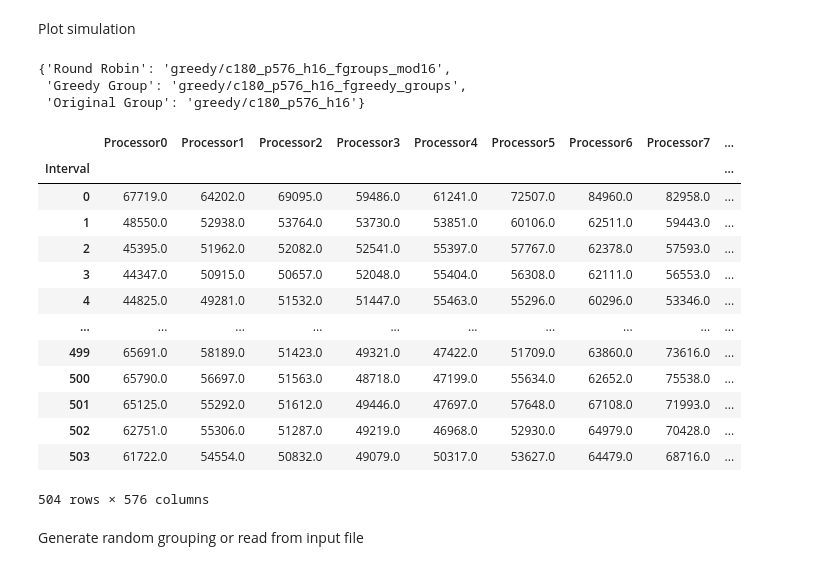
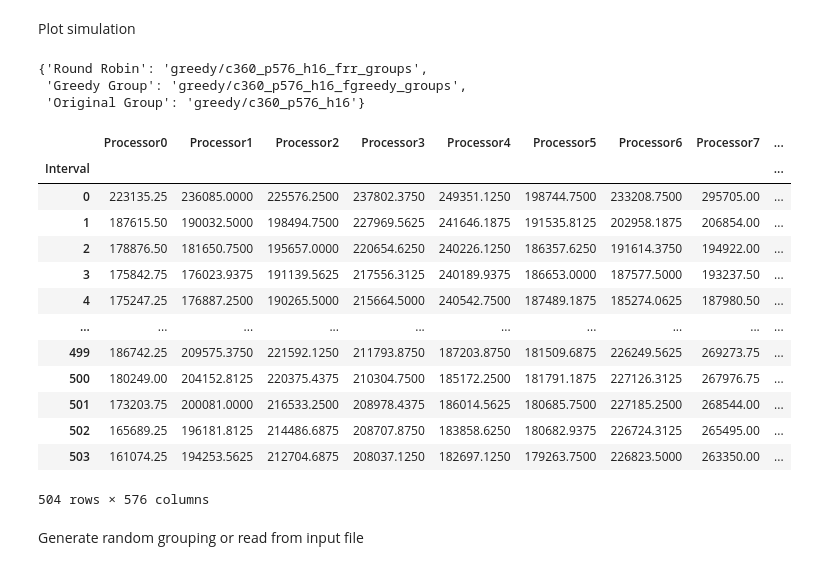
Before and after one commit to Jordan-Sun/simulated-chem, a Jupyter notebook: node_workload.ipynb, the cells around one changed output. Saved outputs shown, nothing was run; the diff lists cells and outputs as text; code cells hidden in the pictures.

Commit message:
Upscaled C360 Workload

```diff
--- a/node_workload.ipynb
+++ b/node_workload.ipynb
@@ -14,13 +14,16 @@ nodes = 16 # This is the nodes used for greedy local algorithm, 1 if global
 processors_per_host = 36
 processors = num_hosts * processors_per_host
 
+resolution = 360  # Resolution of the workload
+
 groupings = {
-    "Round Robin": "test/processor_group/c48_p576/groups_mod16.csv",
-    "Greedy Group": "test/processor_group/c48_p576/greedy_groups.csv",
-    "Original Group": None
+    "Round Robin": f"test/processor_group/c{resolution}_p{processors}/rr_groups.csv",
+    "Greedy Group": f"test/processor_group/c{resolution}_p{processors}/greedy_groups.csv",
+    # "MIP Group": f"test/processor_group/c{resolution}_p{processors}/mip_groups.csv",
+    "Original Group": None,
 }
 
-test_name_base = f"greedy/c180_p{processors}"
+test_name_base = f"greedy/c{resolution}_p{processors}"
 
 test_names = {}
 seeds = {}
@@ -43,34 +46,35 @@ for key, grouping in groupings.items():
 
 test_names
 # %% [output]
-{'Round Robin': 'greedy/c180_p576_h16_fgroups_mod16',
- 'Greedy Group': 'greedy/c180_p576_h16_fgreedy_groups',
- 'Original Group': 'greedy/c180_p576_h16'}
+{'Round Robin': 'greedy/c360_p576_h16_frr_groups',
+ 'Greedy Group': 'greedy/c360_p576_h16_fgreedy_groups',
+ 'Original Group': 'greedy/c360_p576_h16'}
 # %%
 simulation_data = {}
 for key, test_name in test_names.items():
-    simulation_data_path = f"test/{test_name}/simulation.csv"
+    # simulation_data_path = f"test/{test_name}/simulation.csv"
+    simulation_data_path = "test/generated_assignments/c360_p576_simulation.csv"
     simulation_data[key] = pd.read_csv(simulation_data_path, index_col=0)
     # Exclude the last four columns and select only numeric columns
     simulation_data[key] = simulation_data[key].iloc[:, :-4].select_dtypes(include=[np.number])
 
 # Print the first item in simulation_data dict
 first_key = next(iter(simulation_data))
 simulation_data[first_key]
 # %% [output]
 |  | Processor0 | Processor1 | Processor2 | Processor3 | Processor4 | Processor5 | Processor6 | Processor7 | ... |
 | Interval |  |  |  |  |  |  |  |  | ... |
-| 0 | 67719.0 | 64202.0 | 69095.0 | 59486.0 | 61241.0 | 72507.0 | 84960.0 | 82958.0 | ... |
-| 1 | 48550.0 | 52938.0 | 53764.0 | 53730.0 | 53851.0 | 60106.0 | 62511.0 | 59443.0 | ... |
-| 2 | 45395.0 | 51962.0 | 52082.0 | 52541.0 | 55397.0 | 57767.0 | 62378.0 | 57593.0 | ... |
-| 3 | 44347.0 | 50915.0 | 50657.0 | 52048.0 | 55404.0 | 56308.0 | 62111.0 | 56553.0 | ... |
-| 4 | 44825.0 | 49281.0 | 51532.0 | 51447.0 | 55463.0 | 55296.0 | 60296.0 | 53346.0 | ... |
+| 0 | 223135.25 | 236085.0000 | 225576.2500 | 237802.3750 | 249351.1250 | 198744.7500 | 233208.7500 | 295705.00 | ... |
+| 1 | 187615.50 | 190032.5000 | 198494.7500 | 227969.5625 | 241646.1875 | 191535.8125 | 202958.1875 | 206854.00 | ... |
+| 2 | 178876.50 | 181650.7500 | 195657.0000 | 220654.6250 | 240226.1250 | 186357.6250 | 191614.3750 | 194922.00 | ... |
+| 3 | 175842.75 | 176023.9375 | 191139.5625 | 217556.3125 | 240189.9375 | 186653.0000 | 187577.5000 | 193237.50 | ... |
+| 4 | 175247.25 | 176887.2500 | 190265.5000 | 215664.5000 | 240542.7500 | 187489.1875 | 185274.0625 | 187980.50 | ... |
 | ... | ... | ... | ... | ... | ... | ... | ... | ... | ... |
-| 499 | 65691.0 | 58189.0 | 51423.0 | 49321.0 | 47422.0 | 51709.0 | 63860.0 | 73616.0 | ... |
-| 500 | 65790.0 | 56697.0 | 51563.0 | 48718.0 | 47199.0 | 55634.0 | 62652.0 | 75538.0 | ... |
-| 501 | 65125.0 | 55292.0 | 51612.0 | 49446.0 | 47697.0 | 57648.0 | 67108.0 | 71993.0 | ... |
-| 502 | 62751.0 | 55306.0 | 51287.0 | 49219.0 | 46968.0 | 52930.0 | 64979.0 | 70428.0 | ... |
-| 503 | 61722.0 | 54554.0 | 50832.0 | 49079.0 | 50317.0 | 53627.0 | 64479.0 | 68716.0 | ... |
+| 499 | 186742.25 | 209575.3750 | 221592.1250 | 211793.8750 | 187203.8750 | 181509.6875 | 226249.5625 | 269273.75 | ... |
+| 500 | 180249.00 | 204152.8125 | 220375.4375 | 210304.7500 | 185172.2500 | 181791.1875 | 227126.3125 | 267976.75 | ... |
+| 501 | 173203.75 | 200081.0000 | 216533.2500 | 208978.4375 | 186014.5625 | 180685.7500 | 227185.2500 | 268544.00 | ... |
+| 502 | 165689.25 | 196181.8125 | 214486.6875 | 208707.8750 | 183858.6250 | 180682.9375 | 226724.3125 | 265495.00 | ... |
+| 503 | 161074.25 | 194253.5625 | 212704.6875 | 208037.1250 | 182697.1250 | 179263.7500 | 226823.5000 | 263350.00 | ... |
 504 rows × 576 columns
 # %%
 # Plot the simulation data as a heatmap,
```
Also changed, not shown: parts of 6 cells of this notebook, 4 other files.
